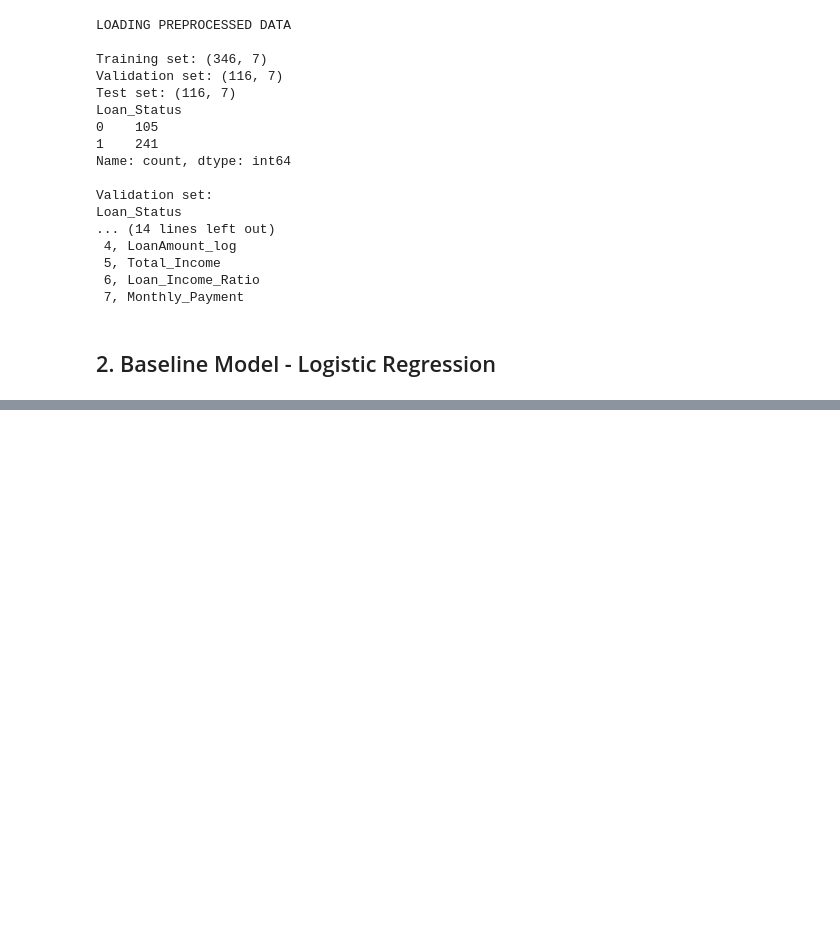
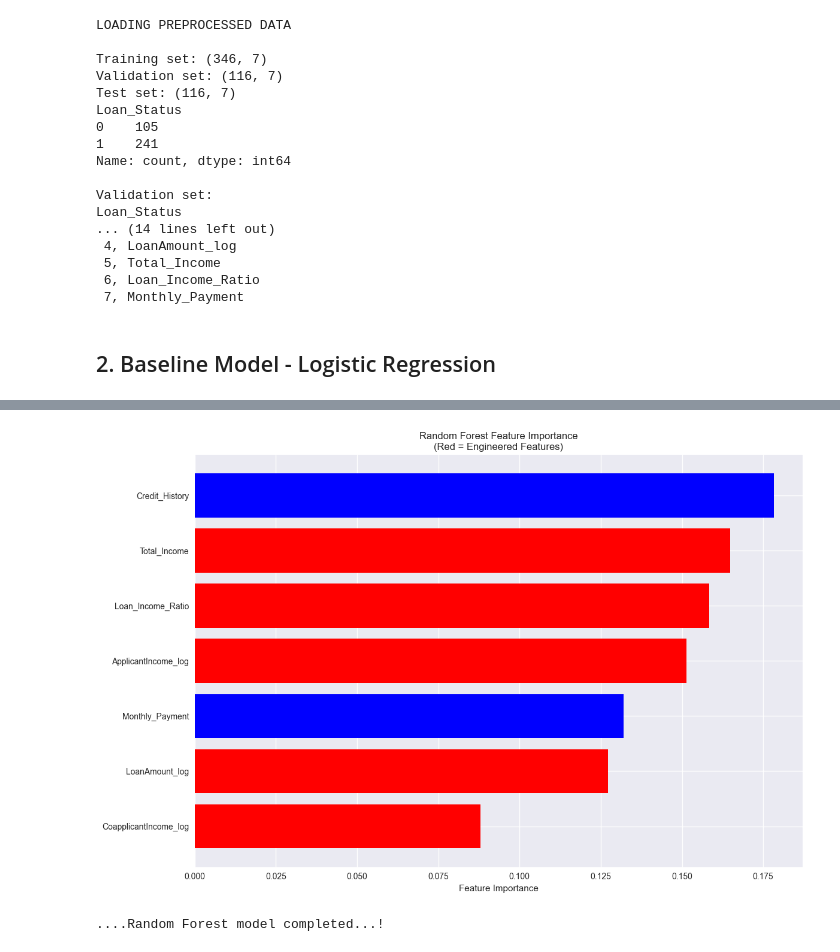
Before and after one commit to KudoroEsther/Files_Backend, a Jupyter notebook: HomeLoan_Model.ipynb, the cells around one changed output, grey strips where cells are left out. Saved outputs shown, nothing was run; the diff lists cells and outputs as text; code cells hidden in the pictures; blank space fills up the shorter version.

Commit message:
Model

```diff
--- a/HomeLoan_Model.ipynb
+++ b/HomeLoan_Model.ipynb
@@ -194,0 +197,78 @@ Feature Coefficients (Top 10):
+# %%
+# Random Forest Classifier
+print("RANDOM FOREST CLASSIFIER")
+print("EDA recommendation: Robust, captures interactions, insensitive to scaling and moderate outliers")
+
+# Create Random Forest model
+rf_model = RandomForestClassifier(
+    n_estimators=100,
+    random_state=42,
+    class_weight='balanced',  # Handle class imbalance
+    n_jobs=-1  # Use all available cores
+)
+
+#Train the model
+rf_model.fit(X_train, y_train)
+
+#Make predictions
+y_train_pred_rf = rf_model.predict(X_train)
+y_val_pred_rf = rf_model.predict(X_val)
+y_test_pred_rf = rf_model.predict(X_test)
+
+#Calculate metrics
+train_accuracy_rf = accuracy_score(y_train, y_train_pred_rf)
+val_accuracy_rf = accuracy_score(y_val, y_val_pred_rf)
+test_accuracy_rf = accuracy_score(y_test, y_test_pred_rf)
+
+train_balanced_acc_rf = balanced_accuracy_score(y_train, y_train_pred_rf)
+val_balanced_acc_rf = balanced_accuracy_score(y_val, y_val_pred_rf)
+test_balanced_acc_rf = balanced_accuracy_score(y_test, y_test_pred_rf)
+
+train_f1_rf = f1_score(y_train, y_train_pred_rf, average='macro')
+val_f1_rf = f1_score(y_val, y_val_pred_rf, average='macro')
+test_f1_rf = f1_score(y_test, y_test_pred_rf, average='macro')
+
+print(f"\nRandom Forest Performance:")
+print(f"Training - Accuracy: {train_accuracy_rf:.3f}, Balanced Acc: {train_balanced_acc_rf:.3f}, Macro F1: {train_f1_rf:.3f}")
+print(f"Validation - Accuracy: {val_accuracy_rf:.3f}, Balanced Acc: {val_balanced_acc_rf:.3f}, Macro F1: {val_f1_rf:.3f}")
+print(f"Test - Accuracy: {test_accuracy_rf:.3f}, Balanced Acc: {test_balanced_acc_rf:.3f}, Macro F1: {test_f1_rf:.3f}")
+
+# Feature importance analysis
+print(f"\nFeature Importance (Top 10):")
+feature_importance_rf = pd.DataFrame({
+    'feature': X_train.columns,
+    'importance': rf_model.feature_importances_
+}).sort_values('importance', ascending=False)
+
+for i, (_, row) in enumerate(feature_importance_rf.head(10).iterrows(), 1):
+    print(f"{i:2d}. {row['feature']}: {row['importance']:.3f}")
+
+# Visualize feature importance
+plt.figure(figsize=(12, 8))
+top_features_rf = feature_importance_rf.head(15)
+colors = ['red' if any(keyword in f.lower() for keyword in ['ratio', 'interaction', 'balance', 'total', 'log']) else 'blue' for f in top_features_rf['feature']]
+
+plt.barh(range(len(top_features_rf)), top_features_rf['importance'], color=colors)
+plt.yticks(range(len(top_features_rf)), top_features_rf['feature'])
+plt.xlabel('Feature Importance')
+plt.title('Random Forest Feature Importance\n(Red = Engineered Features)')
+plt.gca().invert_yaxis()
+plt.tight_layout()
+plt.show()
+
+# Store Random Forest results
+rf_results = {
+    'model': 'Random Forest',
+    'train_accuracy': train_accuracy_rf,
+    'val_accuracy': val_accuracy_rf,
+    'test_accuracy': test_accuracy_rf,
+    'train_balanced_acc': train_balanced_acc_rf,
+    'val_balanced_acc': val_balanced_acc_rf,
+    'test_balanced_acc': test_balanced_acc_rf,
+    'train_f1': train_f1_rf,
+    'val_f1': val_f1_rf,
+    'test_f1': test_f1_rf
+}
+
+print("....Random Forest model completed...!")
+# %% [output]
@@ -194,0 +291,2 @@ Feature Coefficients (Top 10):
+[figure, added]
+....Random Forest model completed...!
```
Also changed, not shown: parts of 9 cells of this notebook.
